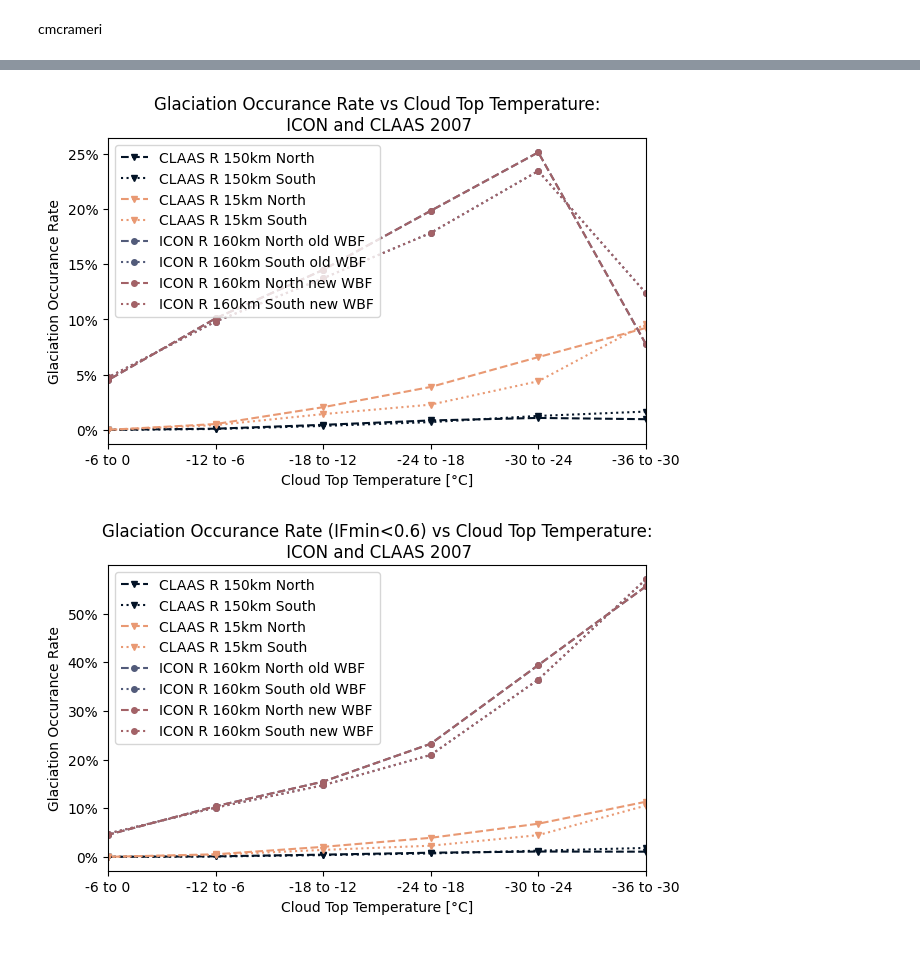
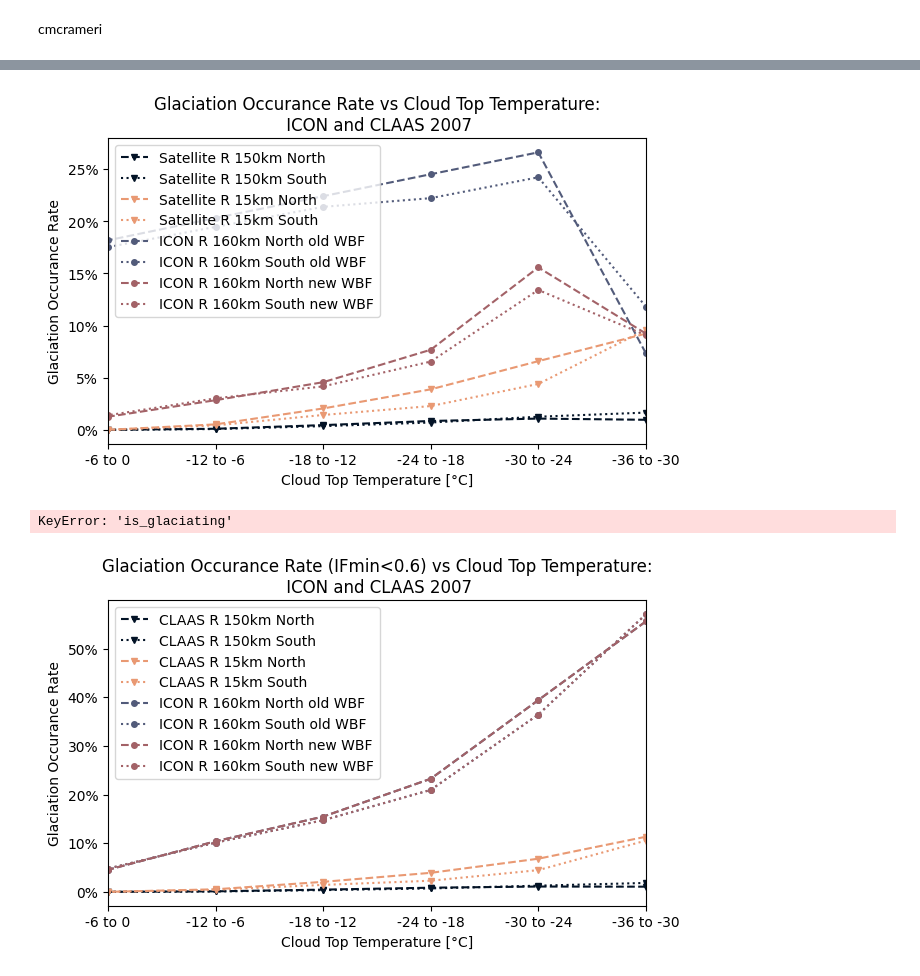
Before and after one commit to DragomirNikolov/MSGI, a Jupyter notebook: plotting/model_vs_satellite_plots.ipynb, the cells around one changed output, grey strips where cells are left out. Cells and saved outputs as stored; diff of their text form; code cells hidden in the pictures.

```diff
--- a/plotting/model_vs_satellite_plots.ipynb
+++ b/plotting/model_vs_satellite_plots.ipynb
@@ -60,3 +62,12 @@ Cloud_fps: {2007: '/wolke_scratch/dnikolo/GTE_Results/Final_results/2007_all.par
 # %%
-config_icon = read_config("/wolke_scratch/dnikolo/Glaciation_time_estimator/configs/ICON_output/wbf_v1_ndg_1y/read_n2o.yaml")
-loader_icon = ChunkLoader([2007],config_icon,filter=True)
+# config_icon = read_config("/wolke_scratch/dnikolo/Glaciation_time_estimator/configs/ICON_output/wbf_v1_ndg_1y/read_n2o.yaml")
+# config_icon = read_config("/nfs/ch4/wolke_scratch/dnikolo/Glaciation_time_estimator/configs/ICON_output/nudged_3y/2007_tracking/01_01.yaml")
+# config_icon = read_config("/cluster/work/climate/dnikolo/n2o/Glaciation_time_estimator/configs/ICON_output/no_nudging/R2B4/wbf_v1/template.yaml")
+config_icon = read_config("/cluster/work/climate/dnikolo/n2o/Glaciation_time_estimator/configs/ICON_output/nudged_3y/12_02_testing.yaml")
+# loader_icon = ChunkLoader([2007],config_icon,filter=True)
+# clouds_model= pd.read_parquet("/nfs/ch4/wolke_scratch/dnikolo/ICON_Data/Pre_rerun_results/nudged_3y/postprocessing_output/Results/Agg_03_clouds_20071215.0000_20071231.2345.parquet")
+# glac_model = pd.read_parquet("/nfs/ch4/wolke_scratch/dnikolo/ICON_Data/Pre_rerun_results/nudged_3y/postprocessing_output/Results/Agg_03_glaciations_20071215.0000_20071231.2345.parquet")
+# clouds_model= pd.read_parquet("/nfs/ch4/wolke_scratch/dnikolo/ICON_Data/no_nudging/R2B4/debug_no_ndg_v1/postprocessing_output/Results/Agg_03_clouds_20071215.0000_20071231.2345.parquet")
+# glac_model = pd.read_parquet("/nfs/ch4/wolke_scratch/dnikolo/ICON_Data/no_nudging/R2B4/debug_no_ndg_v1/postprocessing_output/Results/Agg_03_glaciations_20071215.0000_20071231.2345.parquet")
+clouds_model= pd.read_parquet("/nfs/ch4/wolke_scratch/dnikolo/ICON_Data/no_nudging/R2B4/debug_fwbf_00_v3/postprocessing_output/Results/Agg_03_clouds_20070115.0000_20070131.2345.parquet")
+glac_model = pd.read_parquet("/nfs/ch4/wolke_scratch/dnikolo/ICON_Data/no_nudging/R2B4/debug_fwbf_00_v3/postprocessing_output/Results/Agg_03_glaciations_20070115.0000_20070131.2345.parquet")
@@ -65,3 +74,12 @@ Cloud_fps: {2007: '/wolke_scratch/dnikolo/ICON_Data/wbf_v1_ndg_1y/postprocessing
 # %%
-config_icon_new_wbf = read_config("/wolke_scratch/dnikolo/Glaciation_time_estimator/configs/ICON_output/wbf_v3_ndg_1y/read_n2o.yaml")
-loader_icon_new_wbf = ChunkLoader([2007],config_icon_new_wbf,filter=True)
+# config_icon_new_wbf = read_config("/wolke_scratch/dnikolo/Glaciation_time_estimator/configs/ICON_output/wbf_v3_ndg_1y/read_n2o.yaml")
+# config_icon_new_wbf = read_config("/nfs/ch4/wolke_scratch/dnikolo/Glaciation_time_estimator/configs/ICON_output/nudged_wbf_v2_1y/2007_tracking/01_01.yaml")
+config_icon_new_wbf = read_config("/cluster/work/climate/dnikolo/n2o/Glaciation_time_estimator/configs/ICON_output/no_nudging/R2B4/wbf_v3/template.yaml")
+# loader_icon_new_wbf = ChunkLoader([2007],config_icon_new_wbf,filter=True)
+
+# clouds_model_new_wbf = pd.read_parquet("/nfs/ch4/wolke_scratch/dnikolo/ICON_Data/Pre_rerun_results/nudged_wbf_v2_1y/postprocessing_output/Results/Agg_03_clouds_20071215.0000_20071231.2345.parquet")
+# glac_model_new_wbf = pd.read_parquet("/nfs/ch4/wolke_scratch/dnikolo/ICON_Data/Pre_rerun_results/nudged_wbf_v2_1y/postprocessing_output/Results/Agg_03_glaciations_20071215.0000_20071231.2345.parquet")
+# clouds_model_new_wbf= pd.read_parquet("/nfs/ch4/wolke_scratch/dnikolo/ICON_Data/no_nudging/R2B4/debug_no_ndg_v3/postprocessing_output/Results/Agg_03_clouds_20071215.0000_20071231.2345.parquet")
+# glac_model_new_wbf = pd.read_parquet("/nfs/ch4/wolke_scratch/dnikolo/ICON_Data/no_nudging/R2B4/debug_no_ndg_v3/postprocessing_output/Results/Agg_03_glaciations_20071215.0000_20071231.2345.parquet")
+clouds_model_new_wbf= pd.read_parquet("/nfs/ch4/wolke_scratch/dnikolo/ICON_Data/no_nudging/R2B4/debug_fwbf_05_v3/postprocessing_output/Results/Agg_03_clouds_20070115.0000_20070131.2345.parquet")
+glac_model_new_wbf = pd.read_parquet("/nfs/ch4/wolke_scratch/dnikolo/ICON_Data/no_nudging/R2B4/debug_fwbf_05_v3/postprocessing_output/Results/Agg_03_glaciations_20070115.0000_20070131.2345.parquet")
@@ -90,11 +86,11 @@ True
 # %% [markdown]
 Model 160 km
 # %%
-clouds_model = loader_icon.cloud_chunk
-glac_model = loader_icon.glac_chunk
 clouds_high_res = loader_claas_high_res.cloud_chunk
 glac_high_res = loader_claas_high_res.glac_chunk
 clouds_low_res = loader_claas_low_res.cloud_chunk
 glac_low_res = loader_claas_low_res.glac_chunk
-clouds_model_new_wbf = loader_icon_new_wbf.cloud_chunk
-glac_model_new_wbf = loader_icon_new_wbf.glac_chunk
+# clouds_model = loader_icon.cloud_chunk
+# glac_model = loader_icon.glac_chunk
+# clouds_model_new_wbf = loader_icon_new_wbf.cloud_chunk
+# glac_model_new_wbf = loader_icon_new_wbf.glac_chunk
@@ -350,37 +751,37 @@ plt.show()
 # %%
 fig,ax = plt.subplots(1, 1, figsize=(6.4,  4), layout="constrained")
 high_res_occ_rate = calculate_pole_temp_occurance_rate((clouds_high_res,None,None))
 low_res_occ_rate = calculate_pole_temp_occurance_rate((clouds_low_res,None,None))
 # model_occ_rate = calculate_pole_temp_occurance_rate((clouds_model_offline,None,None))
 model_online_occ_rate = calculate_pole_temp_occurance_rate((clouds_model,None,None))
 model_new_wbf_occ_rate = calculate_pole_temp_occurance_rate((clouds_model_new_wbf ,None,None))
 
 
-ax.plot(low_res_occ_rate.columns,low_res_occ_rate.loc['North'],label='CLAAS R 150km North',color=colormap(0),linestyle='dashed',marker='v',markersize=4)
-ax.plot(low_res_occ_rate.columns,low_res_occ_rate.loc['South'],label='CLAAS R 150km South',color=colormap(0),linestyle='dotted',marker='v',markersize=4)
-ax.plot(high_res_occ_rate.columns,high_res_occ_rate.loc['North'],label='CLAAS R 15km North',color = colormap(3),linestyle='dashed',marker='v',markersize=4)
-ax.plot(high_res_occ_rate.columns,high_res_occ_rate.loc['South'],label='CLAAS R 15km South',color = colormap(3),linestyle='dotted',marker='v',markersize=4)
+ax.plot(low_res_occ_rate.columns,low_res_occ_rate.loc['North'],label='Satellite R 150km North',color=colormap(0),linestyle='dashed',marker='v',markersize=4)
+ax.plot(low_res_occ_rate.columns,low_res_occ_rate.loc['South'],label='Satellite R 150km South',color=colormap(0),linestyle='dotted',marker='v',markersize=4)
+ax.plot(high_res_occ_rate.columns,high_res_occ_rate.loc['North'],label='Satellite R 15km North',color = colormap(3),linestyle='dashed',marker='v',markersize=4)
+ax.plot(high_res_occ_rate.columns,high_res_occ_rate.loc['South'],label='Satellite R 15km South',color = colormap(3),linestyle='dotted',marker='v',markersize=4)
 # ax.plot(model_occ_rate.columns,model_occ_rate.loc['North'],label='ICON Old WBF R 160km North',color=colormap(2),linestyle='dashed',marker='v',markersize=4)
 # ax.plot(model_occ_rate.columns,model_occ_rate.loc['South'],label='ICON Old WBF R 160km South',color=colormap(2),linestyle='dotted',marker='v',markersize=4)
 ax.plot(model_online_occ_rate.columns,model_online_occ_rate.loc['North'],label='ICON R 160km North old WBF',color=colormap(4),linestyle='dashed',marker='o',markersize=4)
 ax.plot(model_online_occ_rate.columns,model_online_occ_rate.loc['South'],label='ICON R 160km South old WBF',color=colormap(4),linestyle='dotted',marker='o',markersize=4)
 ax.plot(model_new_wbf_occ_rate.columns,model_new_wbf_occ_rate.loc['North'],label='ICON R 160km North new WBF',color=colormap(2),linestyle='dashed',marker='o',markersize=4)
 ax.plot(model_new_wbf_occ_rate.columns,model_new_wbf_occ_rate.loc['South'],label='ICON R 160km South new WBF',color=colormap(2),linestyle='dotted',marker='o',markersize=4)
 
 
 ax.set_xlim(-36,-6)
 
 ax.invert_xaxis()
 vals = ax.get_yticks()
 ax.set_yticklabels(['{:,.0%}'.format(x) for x in vals])
 ax.set_ylabel('Glaciation Occurance Rate')
 ax.legend(loc="upper left")
 ax.set_xlabel('Cloud Top Temperature [°C]')
 ax.set_xticks(np.arange(-36,-6+1,6),labels=[f"{i} to {i+6}" for i in range(-36,0,6)])
 ax.set_title('Glaciation Occurance Rate vs Cloud Top Temperature:\n ICON and CLAAS 2007')
-fig.savefig("/wolke_scratch/dnikolo/MSGI/figures/model_vs_CLAAS_occ_rate.png",dpi=300)
+fig.savefig("/nfs/ch4/wolke_scratch/dnikolo/MSGI/figures/model_vs_CLAAS_occ_rate.png",dpi=300)
 # %% [output]
-[figure, old version]
+[figure, new version]
 # %%
 import numpy as np
 import pandas as pd
@@ -507,8 +908,8 @@ def plot_seasonal_occurrence_grid(
                 ax.set_xlabel("Cloud Top Temperature [°C]")
 
     fig.suptitle(f"{title_prefix}\n{dataset_label} split by season and hemisphere")
-    fig.savefig(outpath, dpi=300)
-    plt.close(fig)
+    # fig.savefig(outpath, dpi=300)
+    # plt.close(fig)
 
 
 # ------------------------------------------------------------
@@ -529,17 +930,19 @@ model_occ_by_season = calc_occ_rate_for_seasons(
 # ------------------------------------------------------------
 plot_seasonal_occurrence_grid(
     seasonal_occ_dict=high_res_occ_by_season,
-    dataset_label="CLAAS R 0.15°",
+    dataset_label="Satellite R 0.15°",
     color=colormap(3),
-    outpath="/wolke_scratch/dnikolo/MSGI/figures/CLAAS_highres_occ_rate_seasonal_by_pole.png"
+    outpath="/nfs/ch4/wolke_scratch/dnikolo/MSGI/figures/CLAAS_highres_occ_rate_seasonal_by_pole.png"
 )
 
 plot_seasonal_occurrence_grid(
     seasonal_occ_dict=model_occ_by_season,
     dataset_label="ICON R 160km",
     color=colormap(4),
-    outpath="/wolke_scratch/dnikolo/MSGI/figures/ICON_model_occ_rate_seasonal_by_pole.png"
+    outpath="/nfs/ch4/wolke_scratch/dnikolo/MSGI/figures/ICON_model_occ_rate_seasonal_by_pole.png"
 )
+# %% [output]
+KeyError: 'is_glaciating'
 # %%
 fig,ax = plt.subplots(1, 1, figsize=(6.4,  4), layout="constrained")
 high_res_occ_rate = calculate_pole_temp_occurance_rate_glac_possible((clouds_high_res,None,None))
```
Also changed, not shown: parts of 21 cells of this notebook, 4 other files.
